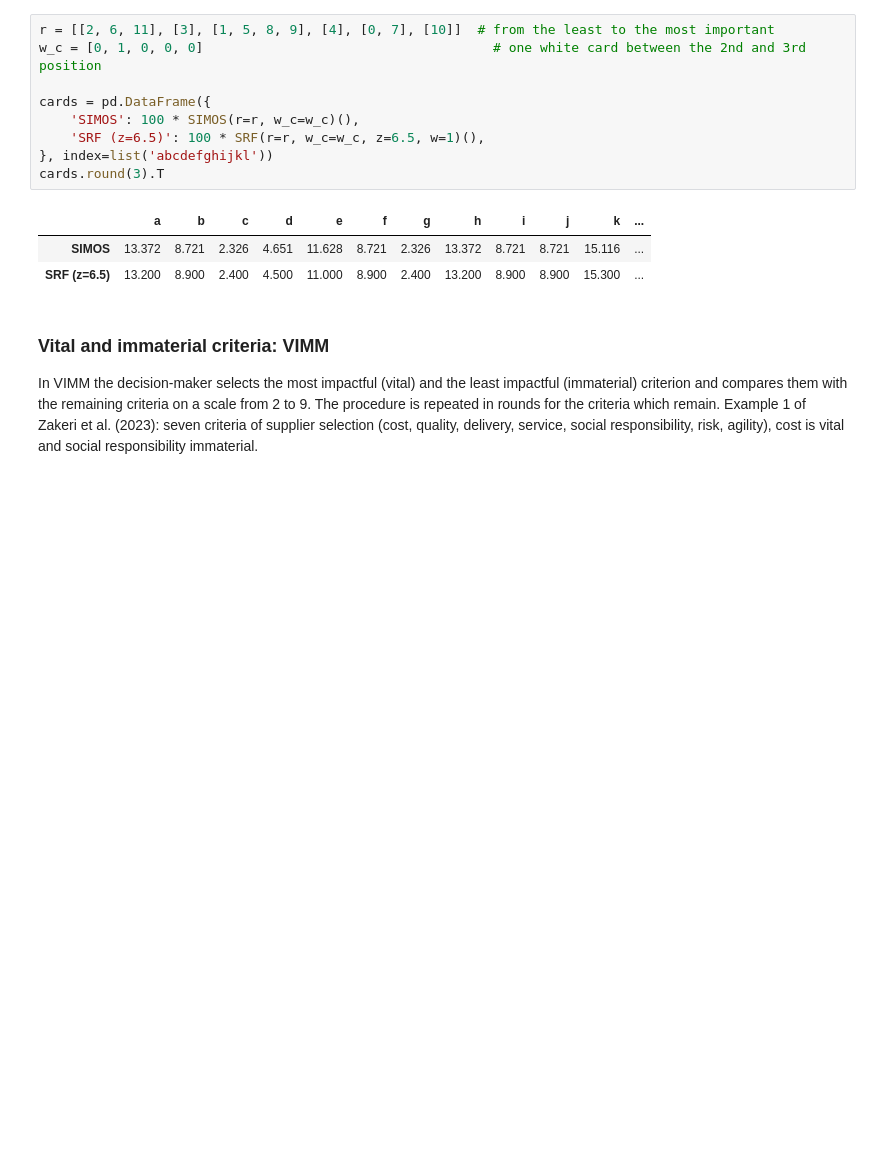
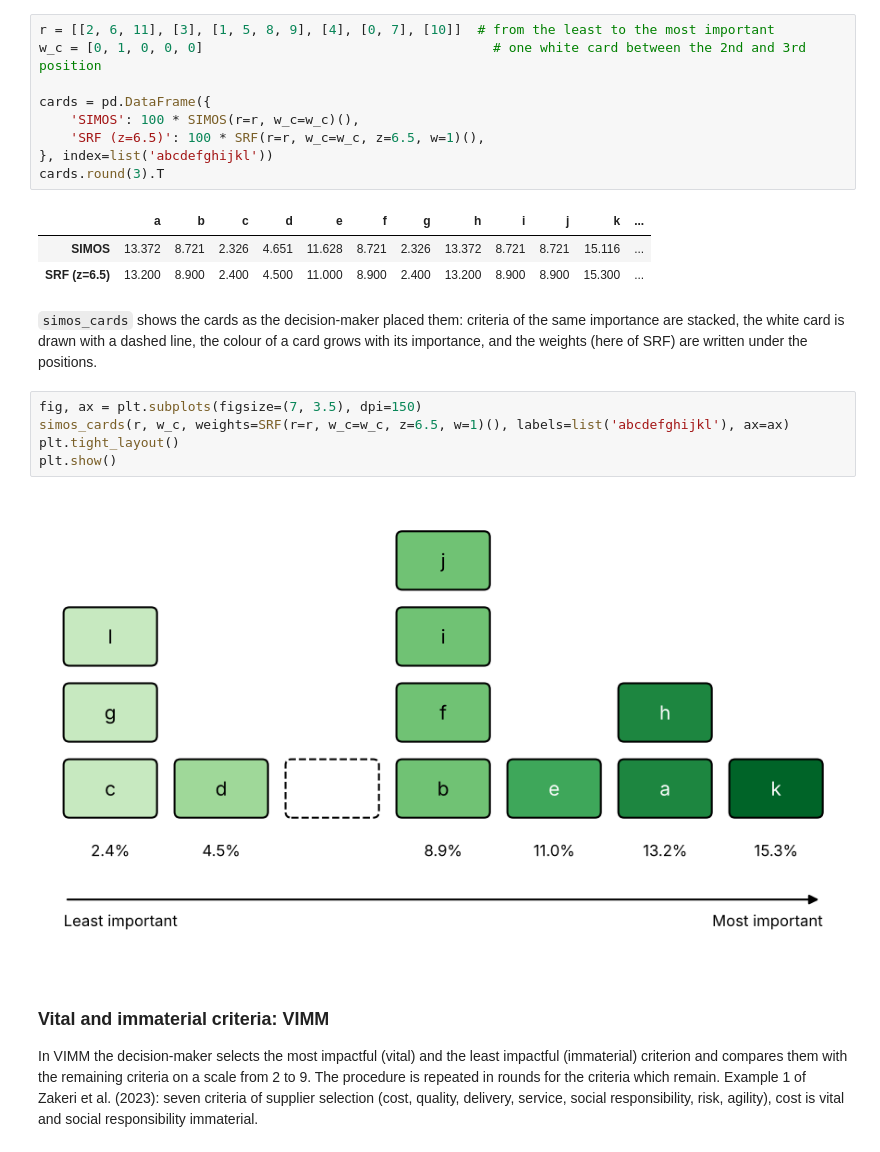
Before and after one commit to kotbaton/pymcdm, a Jupyter notebook: examples/Subjective_Weights_Example.ipynb, the cells around one changed output. Saved outputs shown, nothing was run; the diff lists cells and outputs as text; blank space fills up the shorter version.

```diff
--- a/examples/Subjective_Weights_Example.ipynb
+++ b/examples/Subjective_Weights_Example.ipynb
@@ -338,6 +369,17 @@ cards.round(3).T
 |  | a | b | c | d | e | f | g | h | i | j | k | ... |
 | SIMOS | 13.372 | 8.721 | 2.326 | 4.651 | 11.628 | 8.721 | 2.326 | 13.372 | 8.721 | 8.721 | 15.116 | ... |
 | SRF (z=6.5) | 13.200 | 8.900 | 2.400 | 4.500 | 11.000 | 8.900 | 2.400 | 13.200 | 8.900 | 8.900 | 15.300 | ... |
+# %% [markdown]
+`simos_cards` shows the cards as the decision-maker placed them: criteria of the same importance are stacked, the
+white card is drawn with a dashed line, the colour of a card grows with its importance, and the weights (here of
+SRF) are written under the positions.
+# %%
+fig, ax = plt.subplots(figsize=(7, 3.5), dpi=150)
+simos_cards(r, w_c, weights=SRF(r=r, w_c=w_c, z=6.5, w=1)(), labels=list('abcdefghijkl'), ax=ax)
+plt.tight_layout()
+plt.show()
+# %% [output]
+[figure, added]
 # %% [markdown]
 ### Vital and immaterial criteria: VIMM
 
```
Also changed, not shown: parts of 5 cells of this notebook, 1 other file.
